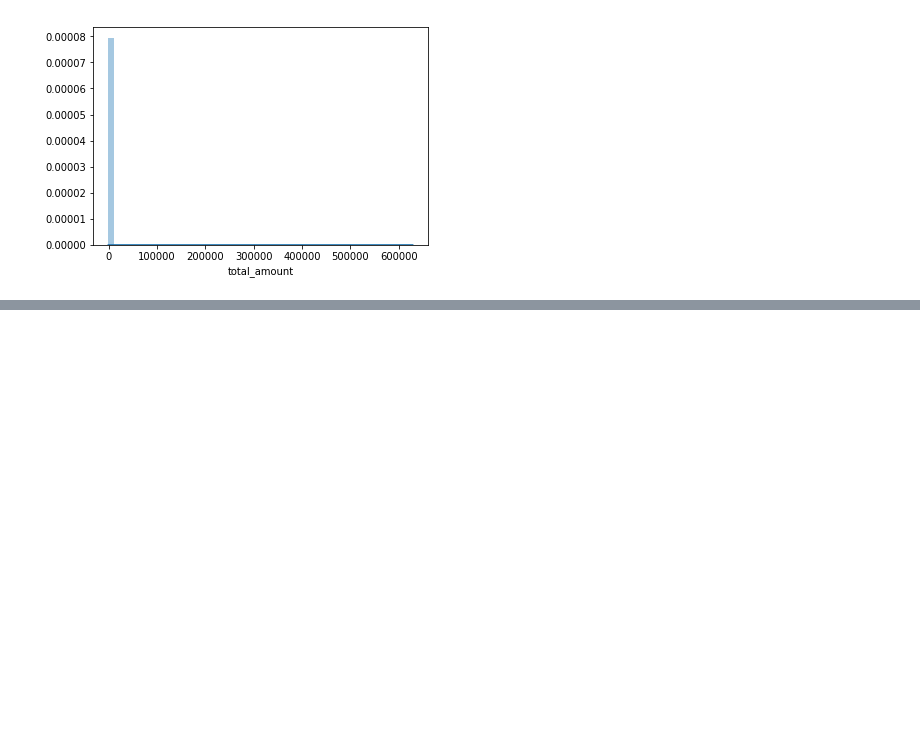
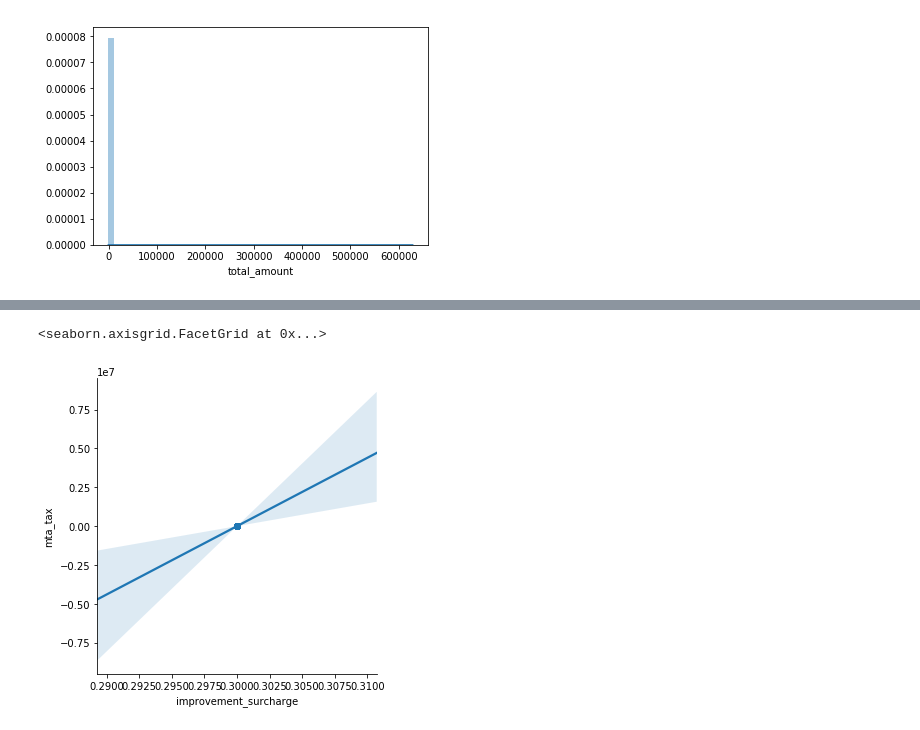
Before and after one commit to Sitorias/TaxiPrediction, a Jupyter notebook: Task2.ipynb, the cells around one changed output, grey strips where cells are left out. Cells and saved outputs as stored; diff of their text form; code cells hidden in the pictures; blank space fills up the shorter version.

```diff
--- a/Task2.ipynb
+++ b/Task2.ipynb
@@ -286,4 +322,4 @@ sns.distplot(data['total_amount'], hist=True)
 <matplotlib.axes._subplots.AxesSubplot at 0x...>
 [figure]
 # %%
-sample = data.sample(10000)
+sample = df.sample(10000)
@@ -299,0 +340,5 @@ sns.lmplot(x='total_amount',y='tip_amount',hue='extra',data=sample)
+# %%
+sns.lmplot(x='improvement_surcharge',y='mta_tax',data=sample)
+# %% [output]
+<seaborn.axisgrid.FacetGrid at 0x...>
+[figure, added]
```
Also changed, not shown: parts of 18 cells of this notebook.
